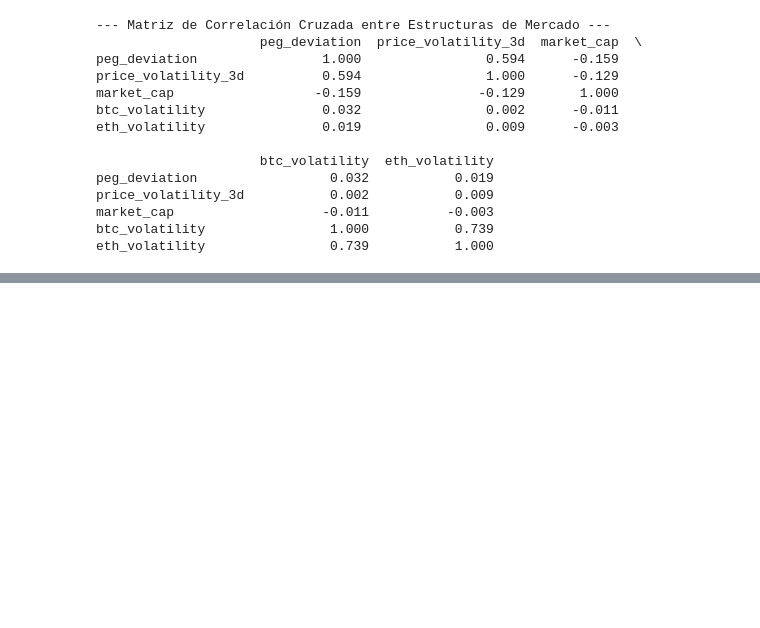
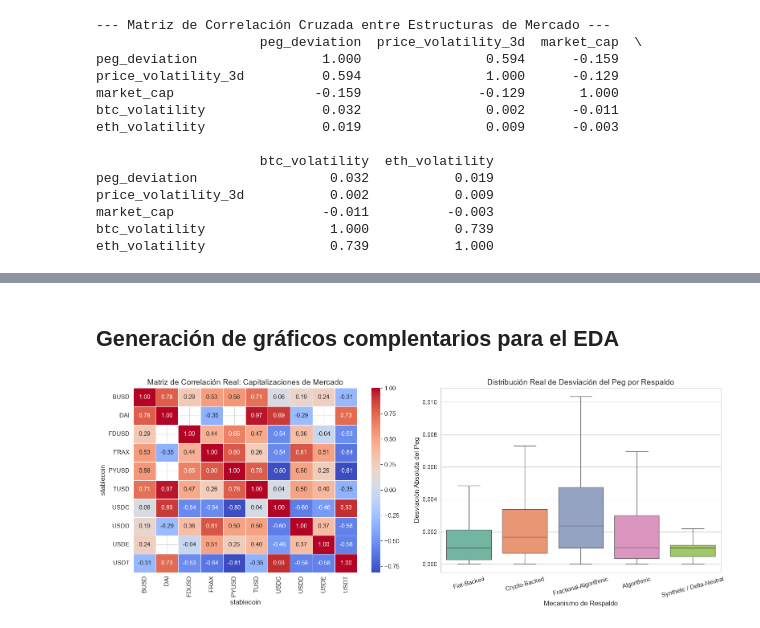
Before and after one commit to Bootcamp-DA-P2/criptoradar, a Jupyter notebook: notebooks/EDA.ipynb, the cells around one changed output, grey strips where cells are left out. Saved outputs shown, nothing was run; the diff lists cells and outputs as text; code cells hidden in the pictures; blank space fills up the shorter version.

```diff
--- a/notebooks/EDA.ipynb
+++ b/notebooks/EDA.ipynb
@@ -247,0 +250,18 @@ eth_volatility                0.739           1.000
+# %%
+#Definición estricta de la función mapeando las monedas que existen en tus archivos CSV
+def clasificar_respaldo_real(coin):
+    if coin in ['USDT', 'USDC', 'BUSD', 'PYUSD', 'TUSD', 'FDUSD']:
+        return 'Fiat-Backed'
+    elif coin in ['DAI']:
+        return 'Crypto-Backed'
+    elif coin in ['FRAX']:
+        return 'Fractional-Algorithmic'
+    elif coin in ['USDD']:
+        return 'Algorithmic'
+    elif coin in ['USDE']:
+        return 'Arbitraje de Derivados / Cripto'
+    else:
+        return 'No Clasificado'
+# %%
+# 2. Creamos la columna en df_stable asegurando que el mapeo ocurra inmediatamente antes del groupby
+df_stable['tipo_respaldo'] = df_stable['stablecoin'].apply(clasificar_respaldo_real)
@@ -247,0 +270,5 @@ eth_volatility                0.739           1.000
+# %%
+# Construcción de la matriz temporal para las capitalizaciones (Market Cap)
+df_stable['datetime'] = pd.to_datetime(df_stable['datetime'])
+df_pivot_cap = df_stable.pivot(index='datetime', columns='stablecoin', values='market_cap')
+matriz_corr_cap = df_pivot_cap.corr()
@@ -247,0 +324,20 @@ eth_volatility                0.739           1.000
+# %% [markdown]
+## Generación de gráficos complentarios para el EDA
+# %%
+fig, axes = plt.subplots(1, 2, figsize=(16, 6))
+
+# Gráfico izquierdo: El mapa de calor real de las dependencias de capitalización
+sns.heatmap(matriz_corr_cap, annot=True, cmap='coolwarm', fmt=".2f", linewidths=.5, ax=axes[0])
+axes[0].set_title('Matriz de Correlación Real: Capitalizaciones de Mercado')
+
+# Gráfico derecho: Distribución real libre de outliers para ver el comportamiento del día a día
+sns.boxplot(data=df_stable, x='tipo_respaldo', y='peg_deviation', showfliers=False, palette='Set2', ax=axes[1])
+axes[1].set_title('Distribución Real de Desviación del Peg por Respaldo')
+axes[1].set_xlabel('Mecanismo de Respaldo')
+axes[1].set_ylabel('Desviación Absoluta del Peg')
+axes[1].set_xticklabels(axes[1].get_xticklabels(), rotation=15)
+
+plt.tight_layout()
+plt.show()
+# %% [output]
+[figure, added]
```
Also changed, not shown: parts of 9 cells of this notebook.
